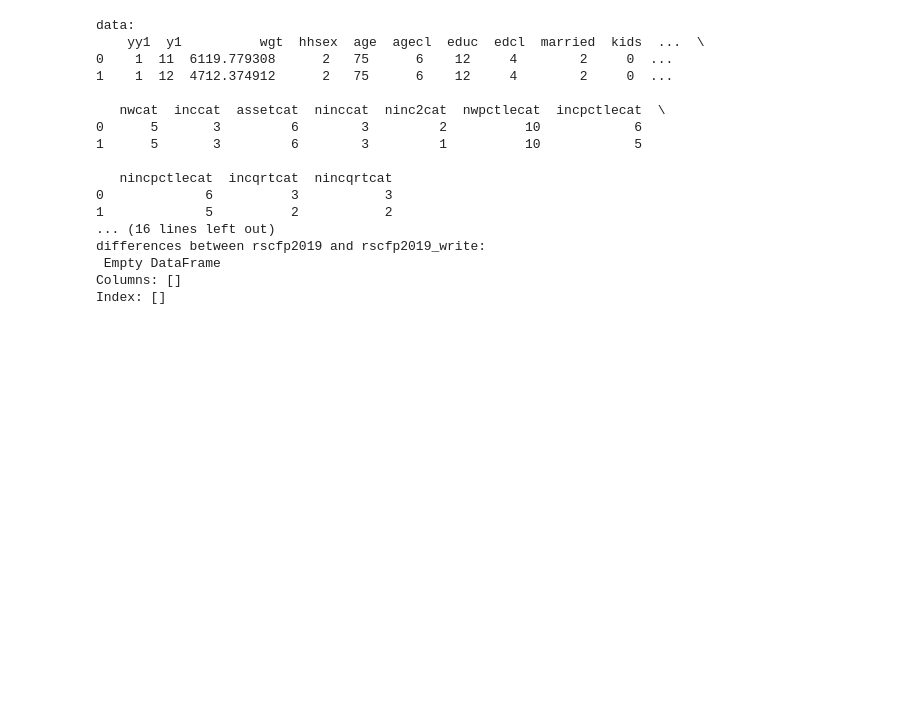
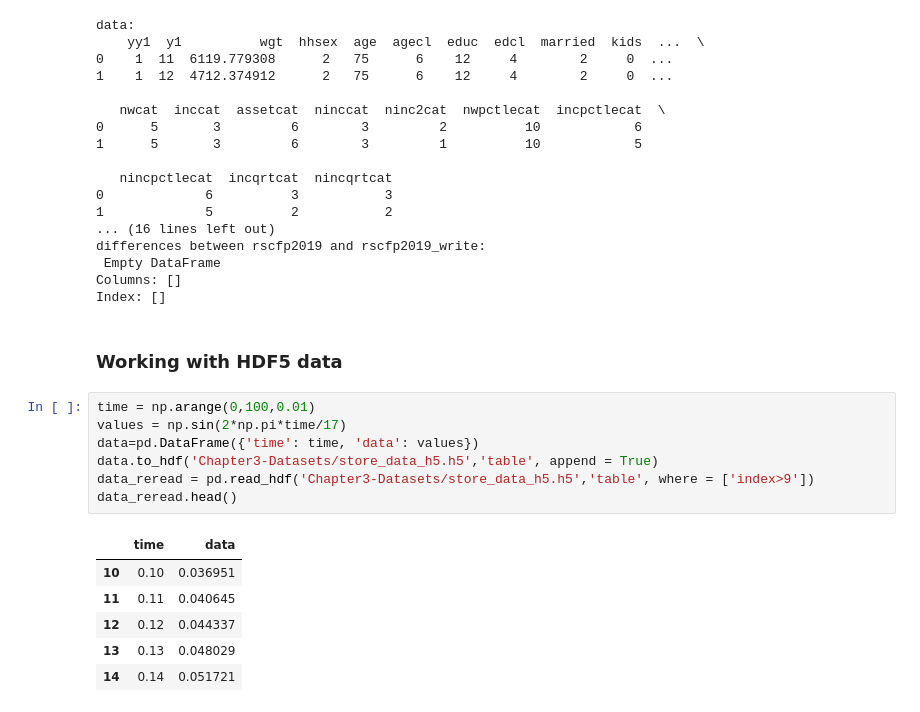
Before and after one commit to mlhudson1/CIDM4310-70_Pandas, a Jupyter notebook: Chapter3.ipynb, the cells around one changed output. Saved outputs shown, nothing was run; the diff lists cells and outputs as text; blank space fills up the shorter version.

Commit message:
Ch.3 - Working with HDF5 Data

```diff
--- a/Chapter3.ipynb
+++ b/Chapter3.ipynb
@@ -403,3 +403,19 @@ differences between rscfp2019 and rscfp2019_write:
  Empty DataFrame
 Columns: []
 Index: []
+# %% [markdown]
+### Working with HDF5 data
+# %%
+time = np.arange(0,100,0.01)
+values = np.sin(2*np.pi*time/17)
+data=pd.DataFrame({'time': time, 'data': values})
+data.to_hdf('Chapter3-Datasets/store_data_h5.h5','table', append = True)
+data_reread = pd.read_hdf('Chapter3-Datasets/store_data_h5.h5','table', where = ['index>9'])
+data_reread.head()
+# %% [output]
+|  | time | data |
+| 10 | 0.10 | 0.036951 |
+| 11 | 0.11 | 0.040645 |
+| 12 | 0.12 | 0.044337 |
+| 13 | 0.13 | 0.048029 |
+| 14 | 0.14 | 0.051721 |
```
Also changed, not shown: 1 other file.
